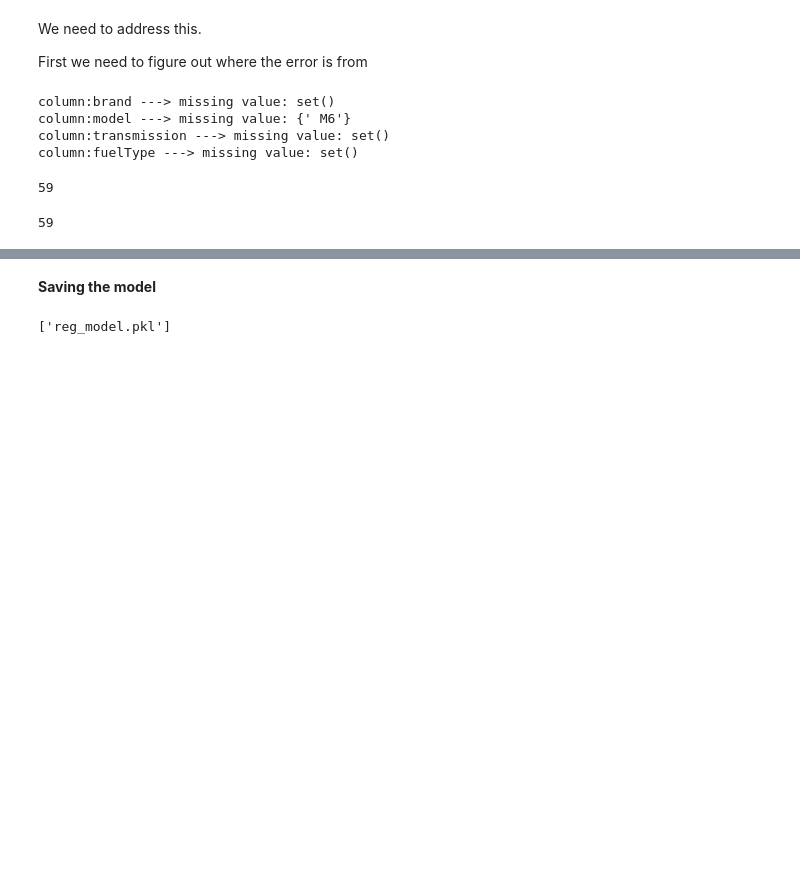
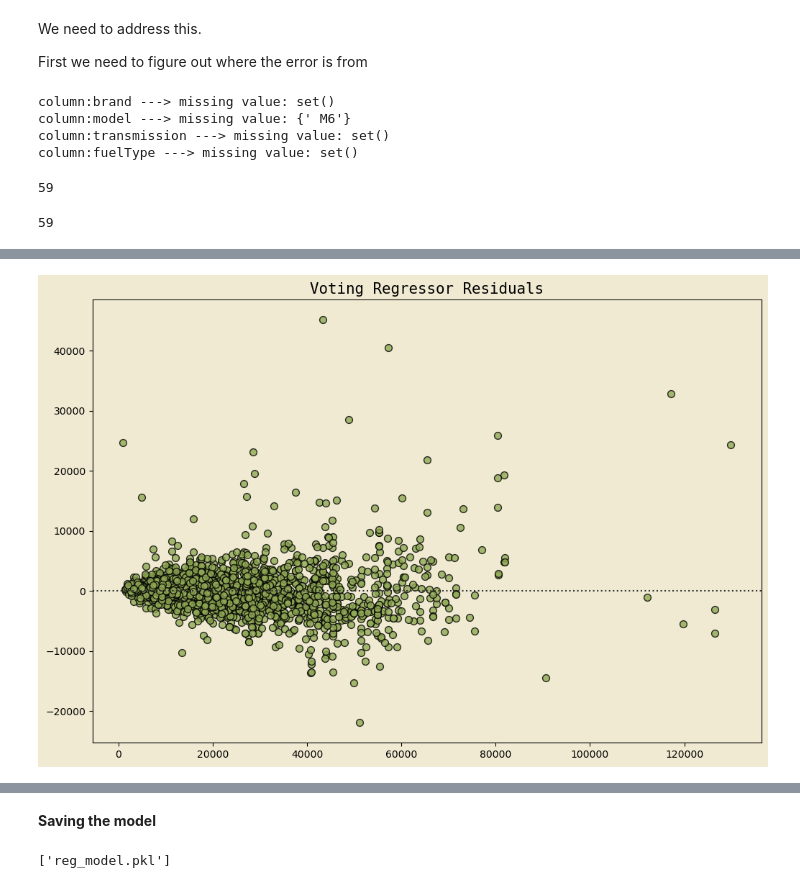
Before and after one commit to Jeremyugo/Used-car-price-prediction, a Jupyter notebook: Used car price prediction.ipynb, the cells around one changed output, grey strips where cells are left out. Saved outputs shown, nothing was run; the diff lists cells and outputs as text; code cells hidden in the pictures; blank space fills up the shorter version.

```diff
--- a/Used car price prediction.ipynb
+++ b/Used car price prediction.ipynb
@@ -657,0 +699,15 @@ R2 accuracy: 95.26%
+# %%
+# voting regressor residuals
+
+fig, ax = plt.subplots(figsize=(12,8))
+fig.patch.set_facecolor(background_color)
+ax.set_facecolor(background_color)
+
+sns.residplot(x=test_pred, y=y_test, color=color_1, scatter_kws={'edgecolor':'k', 's':50},
+            line_kws={'color':'k', 'linewidth':5, 'linestyle':'o'})
+
+ax.set_title("Voting Regressor Residuals", fontfamily="monospace", fontsize=15)
+
+plt.show()
+# %% [output]
+[figure, added]
```
Also changed, not shown: parts of 9 cells of this notebook.
